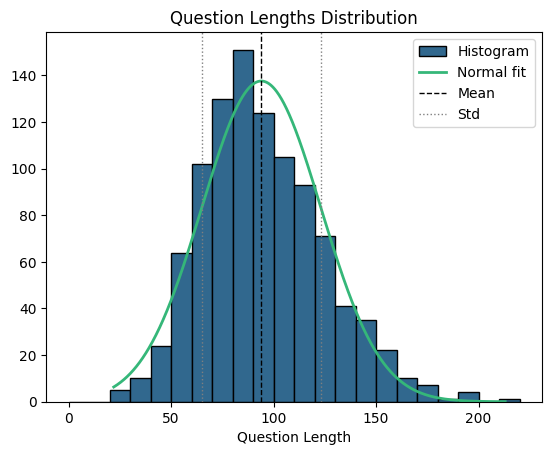
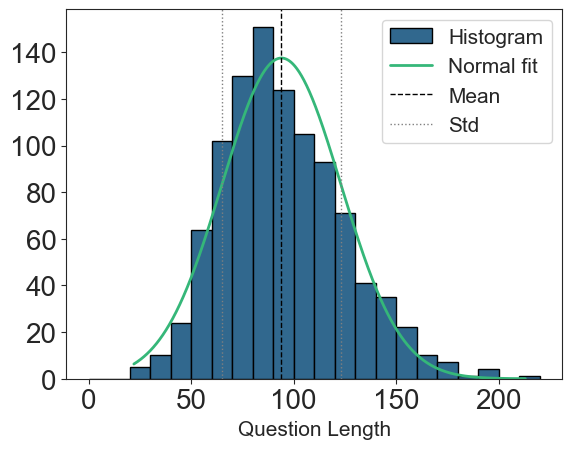
The change to this notebook cell's code, shown as a diff; its figure went from the first image to the second:
--- before
+++ after
@@ -5,6 +5,7 @@
 bins = np.arange(0, question_dict['max'] + bin_width, bin_width)
 
-# Colours
+# Colours and style
 colours = sns.color_palette("viridis", n_colors=2)
+sns.set_style("ticks")
 
 # Histogram
@@ -24,7 +25,8 @@
 
 # Labels and title
-plt.xlabel('Question Length')
-plt.title('Question Lengths Distribution')
-plt.legend()
+plt.xlabel('Question Length', fontsize=15)
+plt.xticks(fontsize=20)
+plt.yticks(fontsize=20)
+plt.legend(fontsize=15)
 
 plt.show()

Commit: updated figures